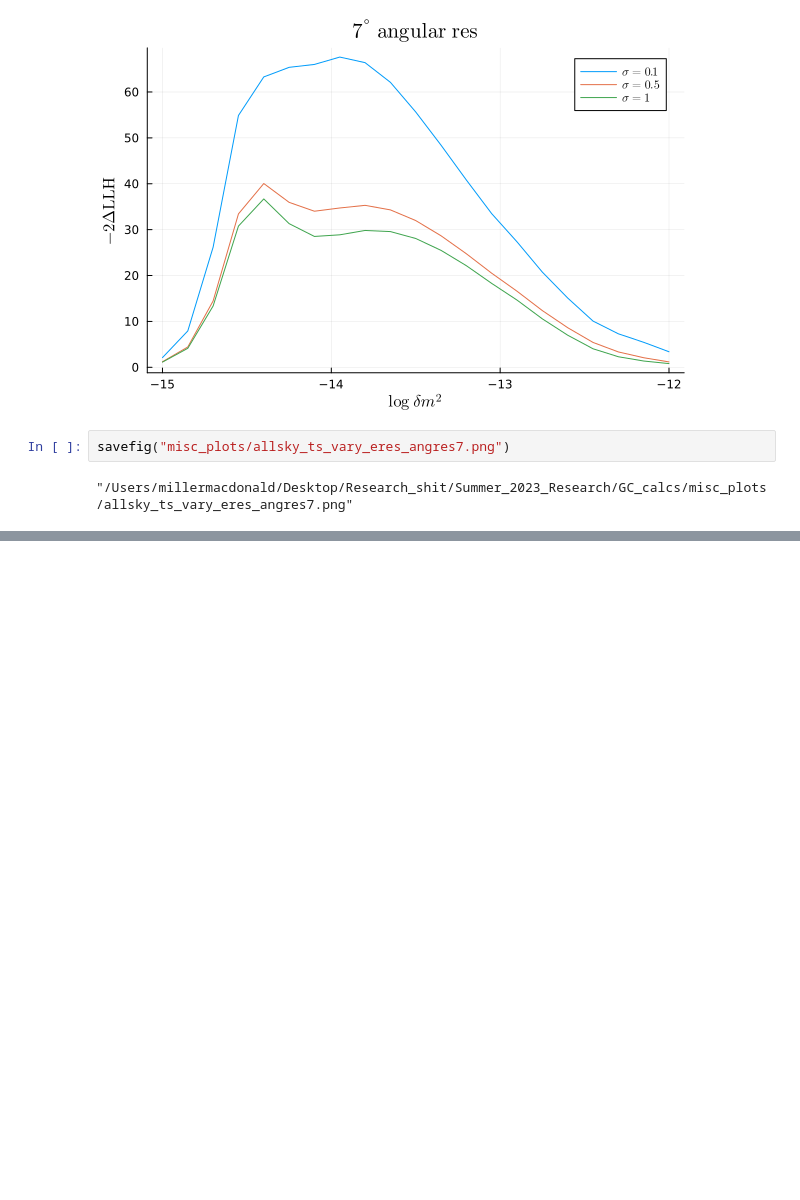
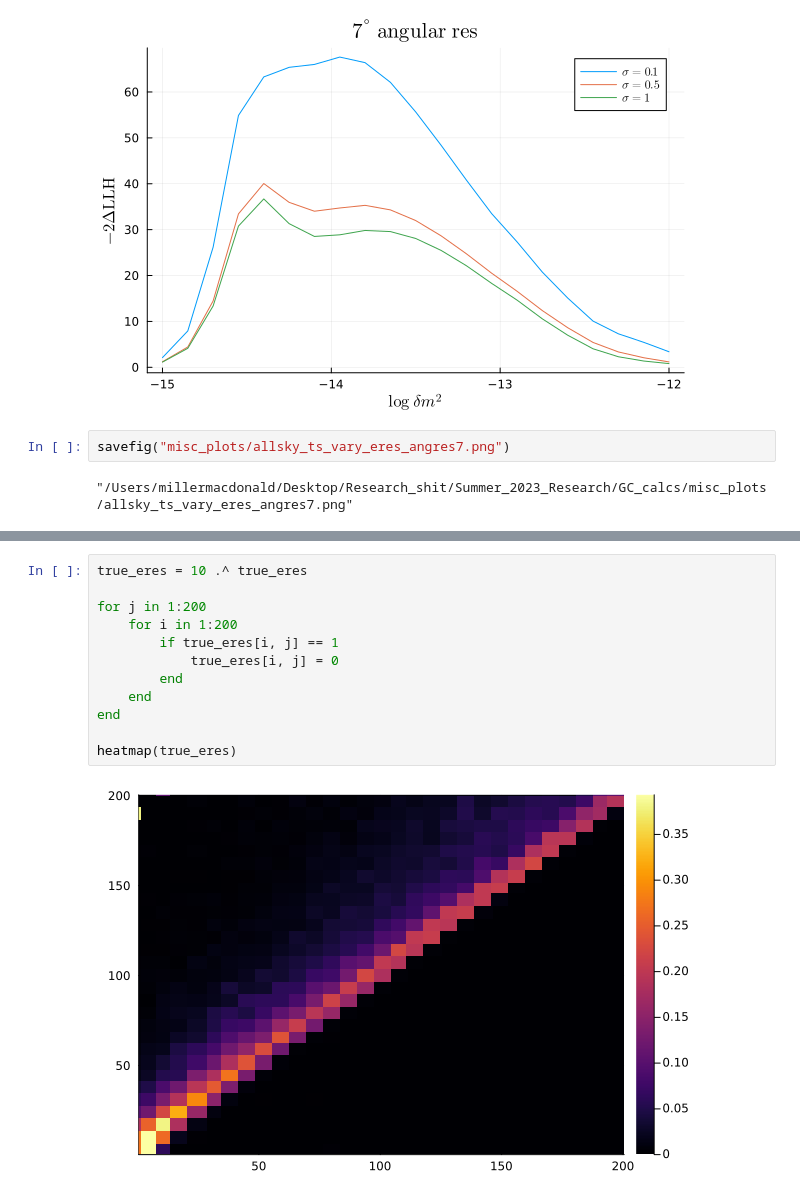
Before and after one commit to mymacd2/pseudo-Dirac-summer-research, a Jupyter notebook: GC_calcs/julia_function_checks.ipynb, the cells around one changed output, grey strips where cells are left out. Saved outputs shown, nothing was run; the diff lists cells and outputs as text; blank space fills up the shorter version.

```diff
--- a/GC_calcs/julia_function_checks.ipynb
+++ b/GC_calcs/julia_function_checks.ipynb
@@ -845,0 +890,14 @@ savefig("misc_plots/allsky_ts_vary_eres_angres7.png")
+# %%
+true_eres = 10 .^ true_eres
+
+for j in 1:200
+    for i in 1:200
+        if true_eres[i, j] == 1
+            true_eres[i, j] = 0
+        end
+    end
+end
+
+heatmap(true_eres)
+# %% [output]
+[figure, added]
```
Also changed, not shown: parts of 6 cells of this notebook, 7 other files.
